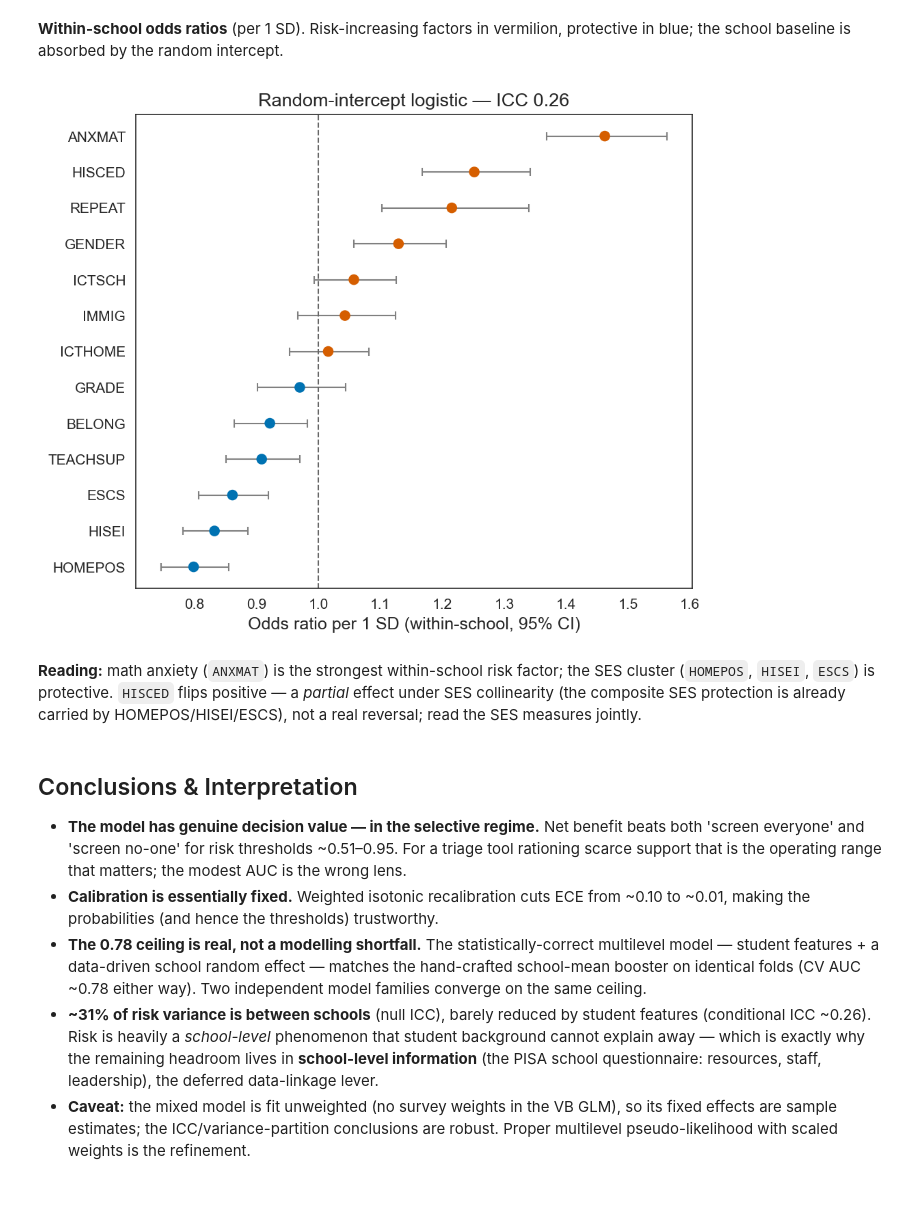
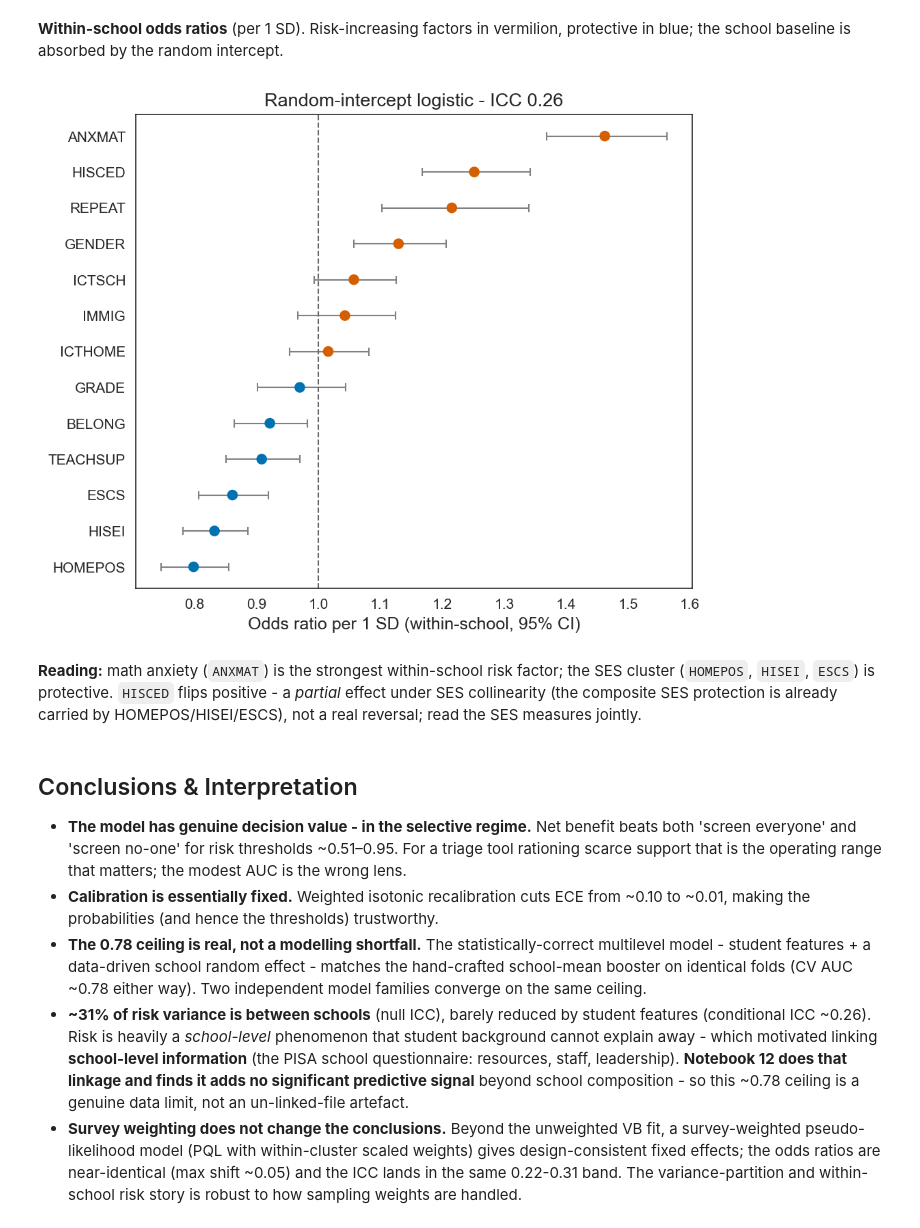
Before and after one commit to xhoja/oecd-pisa-albania, a Jupyter notebook: notebooks/11_screener_multilevel.ipynb, the cells around one changed output. Saved outputs shown, nothing was run; the diff lists cells and outputs as text; code cells hidden in the pictures; blank space fills up the shorter version.

```diff
--- a/notebooks/11_screener_multilevel.ipynb
+++ b/notebooks/11_screener_multilevel.ipynb
@@ -109,25 +134,25 @@ CV mean AUC: multilevel 0.7830 vs school-mean LightGBM 0.7728
 # %%
 fe = pd.read_csv('../outputs/results/multilevel_fixed_effects_2022.csv')
 fe = fe[fe.term!='Intercept'].copy()
 fe['lo']=np.exp(fe.coef-1.96*fe.sd); fe['hi']=np.exp(fe.coef+1.96*fe.sd)
 fe = fe.sort_values('odds_ratio'); yp=np.arange(len(fe))
 colors=[PALETTE['vermilion'] if o>1 else PALETTE['blue'] for o in fe.odds_ratio]
 fig, ax = plt.subplots(figsize=(7,6))
 ax.errorbar(fe.odds_ratio, yp, xerr=[fe.odds_ratio-fe.lo, fe.hi-fe.odds_ratio], fmt='none', ecolor='0.5', elinewidth=1, capsize=3, zorder=1)
 ax.scatter(fe.odds_ratio, yp, color=colors, s=42, zorder=2)
 ax.axvline(1.0, color='0.4', ls='--', lw=1)
 ax.set_yticks(yp); ax.set_yticklabels(fe.term)
 ax.set_xlabel('Odds ratio per 1 SD (within-school, 95% CI)')
-ax.set_title(f"Random-intercept logistic — ICC {summ.icc_conditional:.2f}"); plt.show()
+ax.set_title(f"Random-intercept logistic - ICC {summ.icc_conditional:.2f}"); plt.show()
 # %% [output]
-[figure, old version]
+[figure, new version]
 # %% [markdown]
-**Reading:** math anxiety (`ANXMAT`) is the strongest within-school risk factor; the SES cluster (`HOMEPOS`, `HISEI`, `ESCS`) is protective. `HISCED` flips positive — a *partial* effect under SES collinearity (the composite SES protection is already carried by HOMEPOS/HISEI/ESCS), not a real reversal; read the SES measures jointly.
+**Reading:** math anxiety (`ANXMAT`) is the strongest within-school risk factor; the SES cluster (`HOMEPOS`, `HISEI`, `ESCS`) is protective. `HISCED` flips positive - a *partial* effect under SES collinearity (the composite SES protection is already carried by HOMEPOS/HISEI/ESCS), not a real reversal; read the SES measures jointly.
 # %% [markdown]
 ## Conclusions & Interpretation
 
-- **The model has genuine decision value — in the selective regime.** Net benefit beats both 'screen everyone' and 'screen no-one' for risk thresholds ~0.51–0.95. For a triage tool rationing scarce support that is the operating range that matters; the modest AUC is the wrong lens.
+- **The model has genuine decision value - in the selective regime.** Net benefit beats both 'screen everyone' and 'screen no-one' for risk thresholds ~0.51–0.95. For a triage tool rationing scarce support that is the operating range that matters; the modest AUC is the wrong lens.
 - **Calibration is essentially fixed.** Weighted isotonic recalibration cuts ECE from ~0.10 to ~0.01, making the probabilities (and hence the thresholds) trustworthy.
-- **The 0.78 ceiling is real, not a modelling shortfall.** The statistically-correct multilevel model — student features + a data-driven school random effect — matches the hand-crafted school-mean booster on identical folds (CV AUC ~0.78 either way). Two independent model families converge on the same ceiling.
-- **~31% of risk variance is between schools** (null ICC), barely reduced by student features (conditional ICC ~0.26). Risk is heavily a *school-level* phenomenon that student background cannot explain away — which is exactly why the remaining headroom lives in **school-level information** (the PISA school questionnaire: resources, staff, leadership), the deferred data-linkage lever.
-- **Caveat:** the mixed model is fit unweighted (no survey weights in the VB GLM), so its fixed effects are sample estimates; the ICC/variance-partition conclusions are robust. Proper multilevel pseudo-likelihood with scaled weights is the refinement.
+- **The 0.78 ceiling is real, not a modelling shortfall.** The statistically-correct multilevel model - student features + a data-driven school random effect - matches the hand-crafted school-mean booster on identical folds (CV AUC ~0.78 either way). Two independent model families converge on the same ceiling.
+- **~31% of risk variance is between schools** (null ICC), barely reduced by student features (conditional ICC ~0.26). Risk is heavily a *school-level* phenomenon that student background cannot explain away - which motivated linking **school-level information** (the PISA school questionnaire: resources, staff, leadership). **Notebook 12 does that linkage and finds it adds no significant predictive signal** beyond school composition - so this ~0.78 ceiling is a genuine data limit, not an un-linked-file artefact.
+- **Survey weighting does not change the conclusions.** Beyond the unweighted VB fit, a survey-weighted pseudo-likelihood model (PQL with within-cluster scaled weights) gives design-consistent fixed effects; the odds ratios are near-identical (max shift ~0.05) and the ICC lands in the same 0.22-0.31 band. The variance-partition and within-school risk story is robust to how sampling weights are handled.
```
Also changed, not shown: parts of 12 cells of this notebook, 57 other files.
